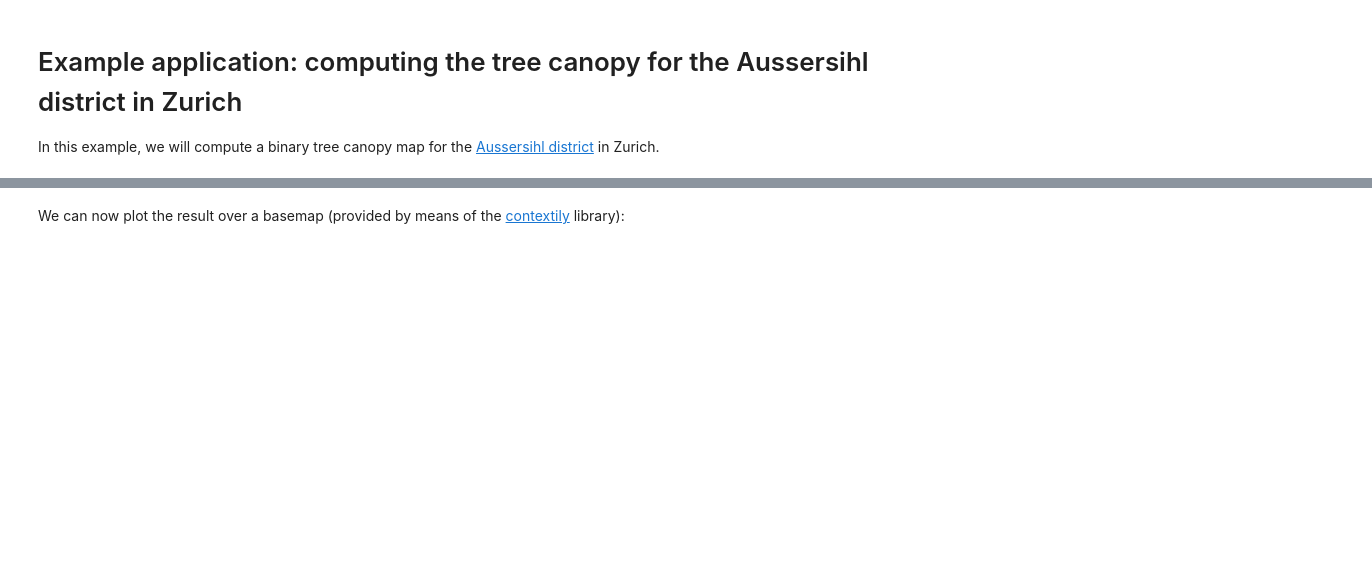
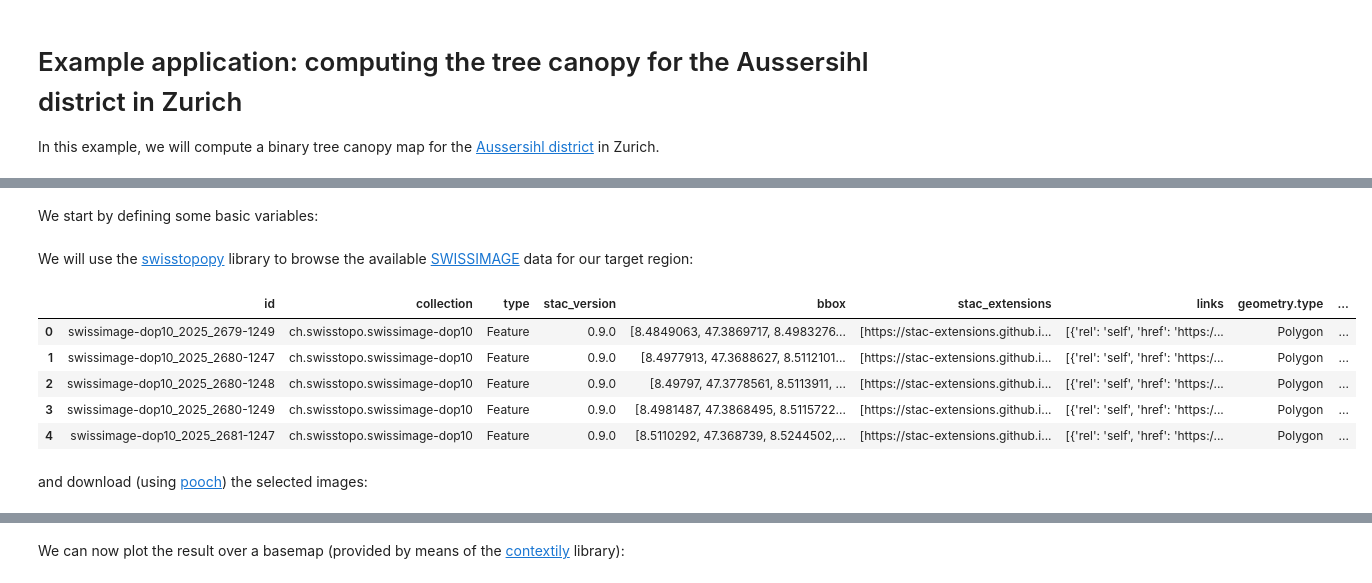
Before and after one commit to martibosch/detectree-examples, a Jupyter notebook: notebooks/aussersihl-canopy.ipynb, the cells around one changed output, grey strips where cells are left out. Saved outputs shown, nothing was run; the diff lists cells and outputs as text; code cells hidden in the pictures; blank space fills up the shorter version.

```diff
--- a/notebooks/aussersihl-canopy.ipynb
+++ b/notebooks/aussersihl-canopy.ipynb
@@ -62,0 +24,38 @@ make: Leaving directory '/home/martibosch/data-science/detectree-examples'
+# %% [markdown]
+We start by defining some basic variables:
+# %%
+# target region
+region = "Zurich Aussersihl"
+
+# img resolution in meters, two choices from SWISSIMAGE: 0.1 or 2 m
+img_res = 2
+
+# folders to dump files
+img_dir = Path("../data/raw/aussersihl-tiles")
+response_img_dir = Path("../data/interim/aussersihl-response-tiles")
+pred_tiles_dir = Path("../data/interim/aussersihl-pred-tiles")
+output_dir = Path("../data/processed")
+
+# final output
+output_canopy_filepath = output_dir / "aussersihl-canopy.tif"
+output_dtype = "uint8"
+# %% [markdown]
+We will use the [swisstopopy](https://github.com/martibosch/swisstopopy) library to browse the available [SWISSIMAGE](https://www.swisstopo.admin.ch/en/orthoimage-swissimage-10) data for our target region:
+# %%
+client = swisstopopy.SwissTopoClient(region)
+swissimage_gdf = client.get_collection_gdf(swisstopopy.SWISSIMAGE10_COLLECTION_ID)
+# get the target resolution only
+swissimage_gdf = swissimage_gdf[swissimage_gdf["assets.eo:gsd"] == img_res]
+# get latest imagery for each tile
+swissimage_gdf = swisstopopy.get_latest(swissimage_gdf)
+# show the data frame
+swissimage_gdf.head()
+# %% [output]
+|  | id | collection | type | stac_version | bbox | stac_extensions | links | geometry.type | ... |
+| 0 | swissimage-dop10_2025_2679-1249 | ch.swisstopo.swissimage-dop10 | Feature | 0.9.0 | [8.4849063, 47.3869717, 8.4983276... | [https://stac-extensions.github.i... | [{'rel': 'self', 'href': 'https:/... | Polygon | ... |
+| 1 | swissimage-dop10_2025_2680-1247 | ch.swisstopo.swissimage-dop10 | Feature | 0.9.0 | [8.4977913, 47.3688627, 8.5112101... | [https://stac-extensions.github.i... | [{'rel': 'self', 'href': 'https:/... | Polygon | ... |
+| 2 | swissimage-dop10_2025_2680-1248 | ch.swisstopo.swissimage-dop10 | Feature | 0.9.0 | [8.49797, 47.3778561, 8.5113911, ... | [https://stac-extensions.github.i... | [{'rel': 'self', 'href': 'https:/... | Polygon | ... |
+| 3 | swissimage-dop10_2025_2680-1249 | ch.swisstopo.swissimage-dop10 | Feature | 0.9.0 | [8.4981487, 47.3868495, 8.5115722... | [https://stac-extensions.github.i... | [{'rel': 'self', 'href': 'https:/... | Polygon | ... |
+| 4 | swissimage-dop10_2025_2681-1247 | ch.swisstopo.swissimage-dop10 | Feature | 0.9.0 | [8.5110292, 47.368739, 8.5244502,... | [https://stac-extensions.github.i... | [{'rel': 'self', 'href': 'https:/... | Polygon | ... |
+# %% [markdown]
+and download (using [pooch](https://github.com/fatiando/pooch)) the selected images:
```
Also changed, not shown: parts of 23 cells of this notebook, 14 other files.
